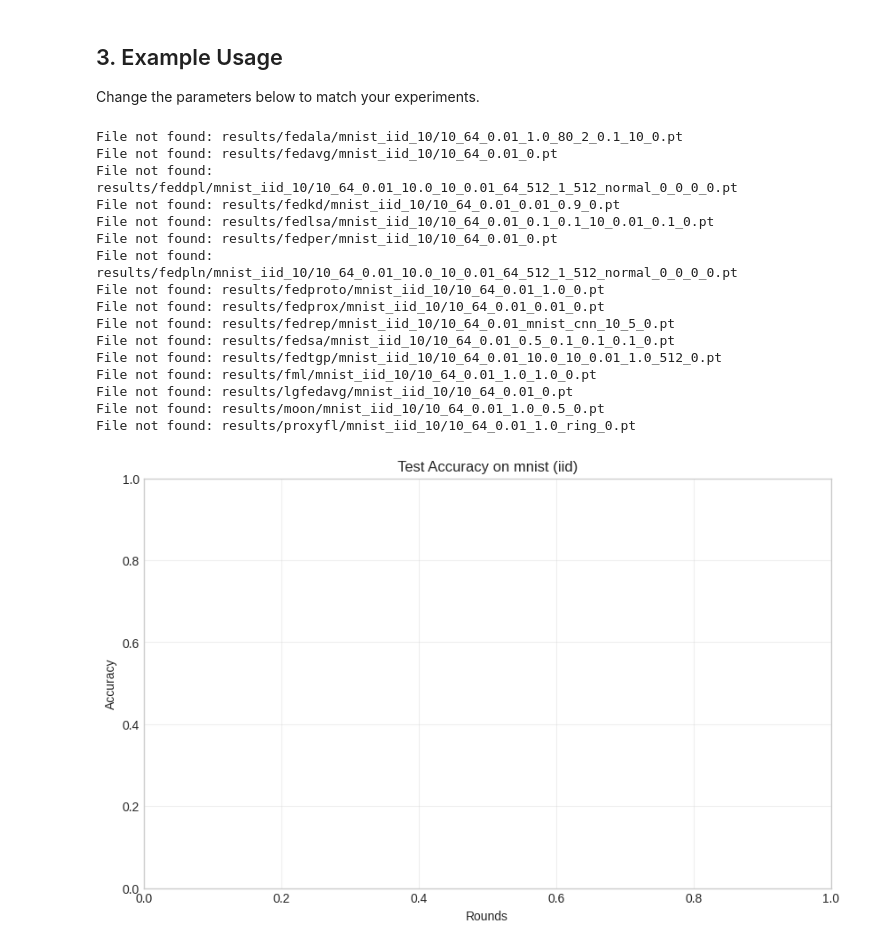
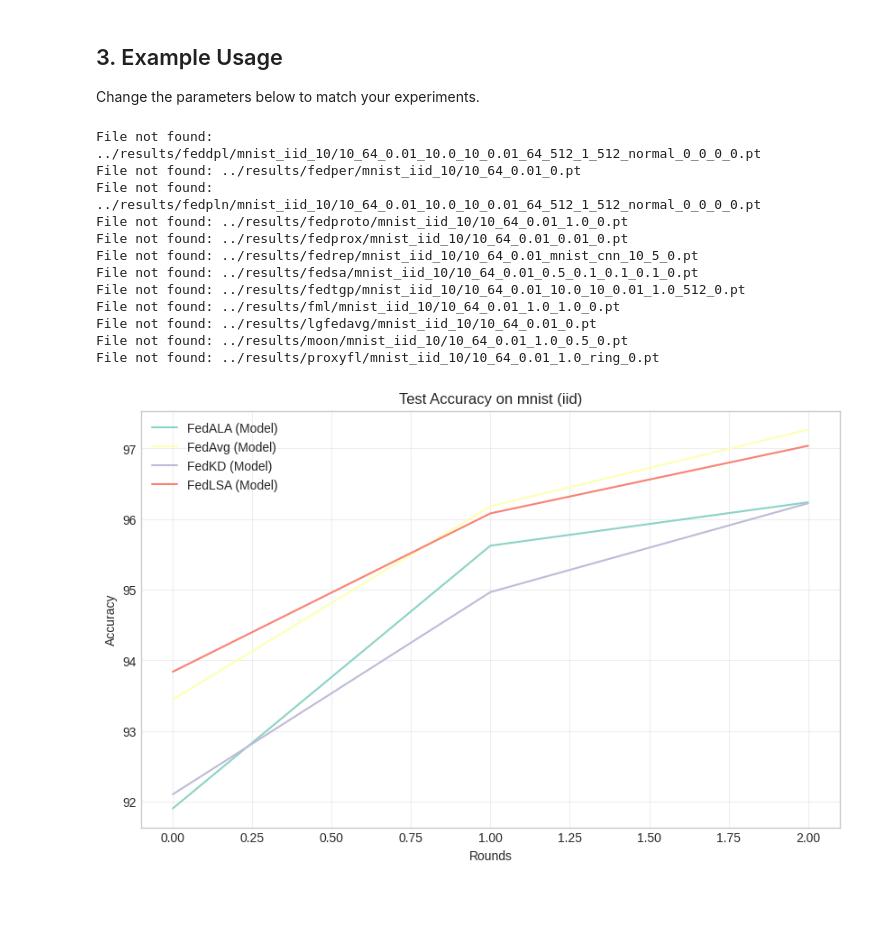
Before and after one commit to haifeng-dai/fl, a Jupyter notebook: plot/results_analysis.ipynb, the cells around one changed output. Saved outputs shown, nothing was run; the diff lists cells and outputs as text; code cells hidden in the pictures; blank space fills up the shorter version.

```diff
--- a/plot/results_analysis.ipynb
+++ b/plot/results_analysis.ipynb
@@ -137,7 +137,7 @@ def plot_results(results_dict, metric='acc', title=None, xlabel='Rounds', ylabel
 Change the parameters below to match your experiments.
 # %%
 # Initialize Loader
-loader = ResultLoader()
+loader = ResultLoader("../results")
 
 # Common Settings (Adjust these to match your run.sh)
 common_args = {
@@ -183,47 +183,43 @@ experiments = {
     }),
     "FedTGP": ("fedtgp", {
         "lamda": 10.0, "server_epochs": 10, "server_lr": 0.01, "margin_threshold": 1.0, "feature_dim": 512
     }),
     "FML": ("fml", {"alpha_fml": 1.0, "beta_fml": 1.0}),
     "LGFedAvg": ("lgfedavg", {}),
     "MOON": ("moon", {"mu": 1.0, "tau": 0.5}),
     "ProxyFL": ("proxyfl", {"mu": 1.0, "adj_type": "ring"}),
 }
 
 # --- Quick Toggle: Uncomment algorithms you want to plot ---
 # selected_labels = ["FedAvg", "FedProto", "FedALA", "FedTGP"]
 selected_labels = list(experiments.keys())  # Load all by default
 
 # Load Data
 results = {}
 for label in selected_labels:
     algo, kwargs = experiments[label]
     # Merge common args with specific args
     args = common_args.copy()
     args.update(kwargs)
 
     data = loader.load(algo, time=0, **args)
     if data:
         results[label] = data
 
 # Plot
 title = f"Test Accuracy on {common_args['dataset']} ({common_args['partition']}" + (f" n_class={common_args['n_class']}" if common_args['partition'] == "pathological" else "") + (f" alpha={common_args['alpha']}" if common_args['partition'] == "dirichlet" else "") + ")"
 plot_results(results, metric='acc', title=title)
 # %% [output]
-File not found: results/fedala/mnist_iid_10/10_64_0.01_1.0_80_2_0.1_10_0.pt
-File not found: results/fedavg/mnist_iid_10/10_64_0.01_0.pt
-File not found: results/feddpl/mnist_iid_10/10_64_0.01_10.0_10_0.01_64_512_1_512_normal_0_0_0_0.pt
-File not found: results/fedkd/mnist_iid_10/10_64_0.01_0.01_0.9_0.pt
-File not found: results/fedlsa/mnist_iid_10/10_64_0.01_0.1_0.1_10_0.01_0.1_0.pt
-File not found: results/fedper/mnist_iid_10/10_64_0.01_0.pt
-File not found: results/fedpln/mnist_iid_10/10_64_0.01_10.0_10_0.01_64_512_1_512_normal_0_0_0_0.pt
-File not found: results/fedproto/mnist_iid_10/10_64_0.01_1.0_0.pt
-File not found: results/fedprox/mnist_iid_10/10_64_0.01_0.01_0.pt
-File not found: results/fedrep/mnist_iid_10/10_64_0.01_mnist_cnn_10_5_0.pt
-File not found: results/fedsa/mnist_iid_10/10_64_0.01_0.5_0.1_0.1_0.1_0.pt
-File not found: results/fedtgp/mnist_iid_10/10_64_0.01_10.0_10_0.01_1.0_512_0.pt
-File not found: results/fml/mnist_iid_10/10_64_0.01_1.0_1.0_0.pt
-File not found: results/lgfedavg/mnist_iid_10/10_64_0.01_0.pt
-File not found: results/moon/mnist_iid_10/10_64_0.01_1.0_0.5_0.pt
-File not found: results/proxyfl/mnist_iid_10/10_64_0.01_1.0_ring_0.pt
+File not found: ../results/feddpl/mnist_iid_10/10_64_0.01_10.0_10_0.01_64_512_1_512_normal_0_0_0_0.pt
+File not found: ../results/fedper/mnist_iid_10/10_64_0.01_0.pt
+File not found: ../results/fedpln/mnist_iid_10/10_64_0.01_10.0_10_0.01_64_512_1_512_normal_0_0_0_0.pt
+File not found: ../results/fedproto/mnist_iid_10/10_64_0.01_1.0_0.pt
+File not found: ../results/fedprox/mnist_iid_10/10_64_0.01_0.01_0.pt
+File not found: ../results/fedrep/mnist_iid_10/10_64_0.01_mnist_cnn_10_5_0.pt
+File not found: ../results/fedsa/mnist_iid_10/10_64_0.01_0.5_0.1_0.1_0.1_0.pt
+File not found: ../results/fedtgp/mnist_iid_10/10_64_0.01_10.0_10_0.01_1.0_512_0.pt
+File not found: ../results/fml/mnist_iid_10/10_64_0.01_1.0_1.0_0.pt
+File not found: ../results/lgfedavg/mnist_iid_10/10_64_0.01_0.pt
+File not found: ../results/moon/mnist_iid_10/10_64_0.01_1.0_0.5_0.pt
+File not found: ../results/proxyfl/mnist_iid_10/10_64_0.01_1.0_ring_0.pt
-[figure, old version]
+[figure, new version]
```
Also changed, not shown: 19 other files.
